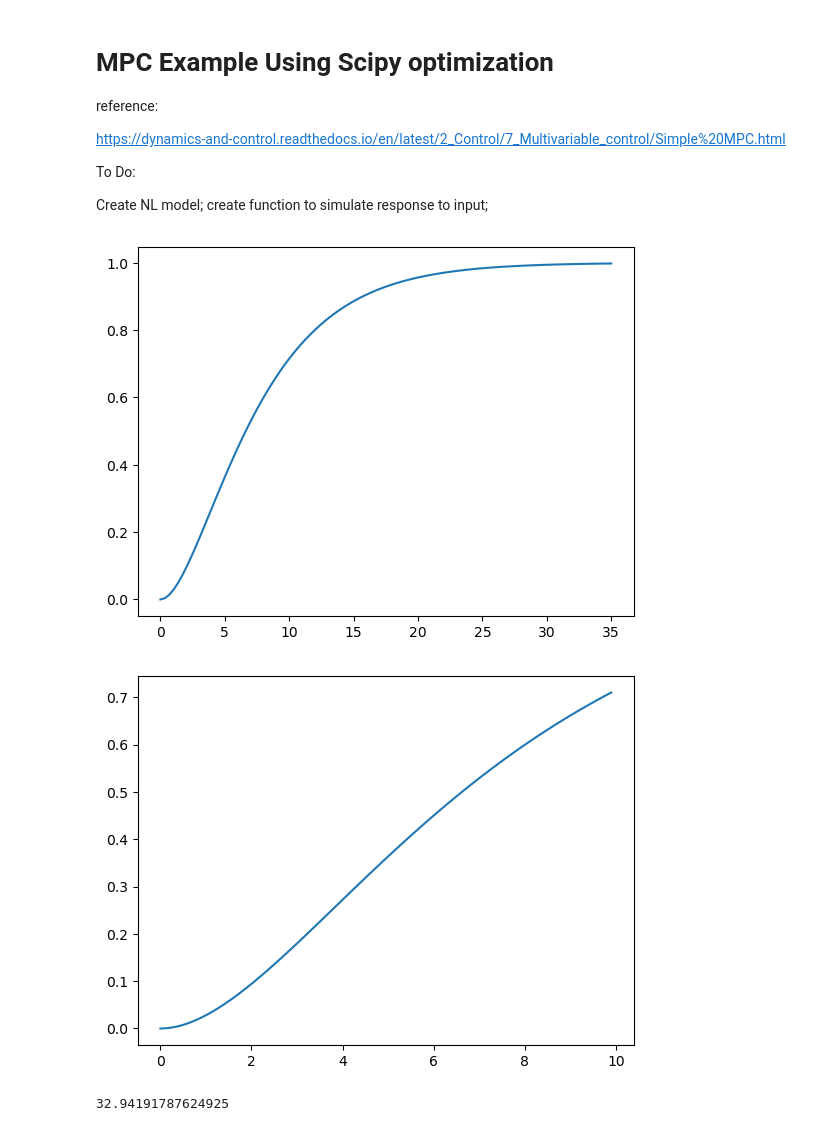
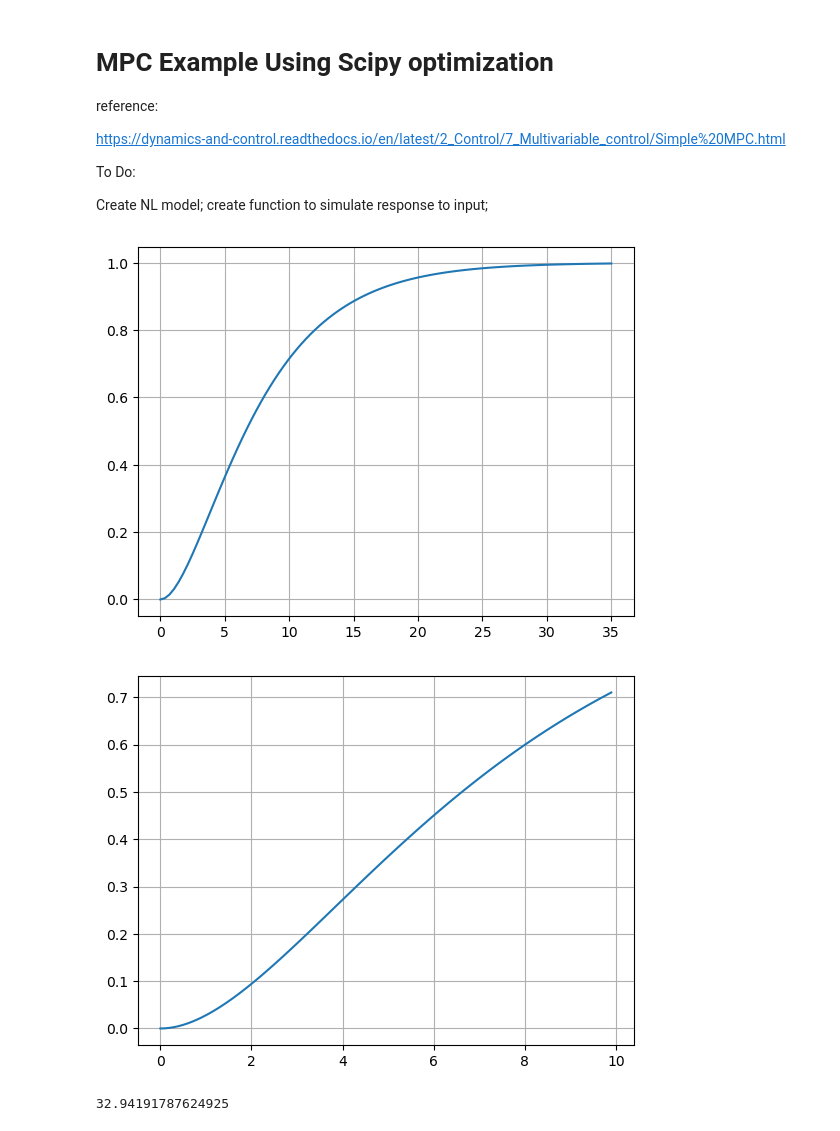
Before and after one commit to jhat6/simple_NLMPC_example, a Jupyter notebook: simple_NLMPC_NB.ipynb, the cells around one changed output. Saved outputs shown, nothing was run; the diff lists cells and outputs as text; code cells hidden in the pictures.

```diff
--- a/simple_NLMPC_NB.ipynb
+++ b/simple_NLMPC_NB.ipynb
@@ -18,8 +18,9 @@ from scipy.optimize import LinearConstraint
 # %%
 G = scipy.signal.lti([1], [15, 8, 1])
 plt.plot(*G.step());
+plt.grid()
 # %% [output]
-[figure, old version]
+[figure, new version]
 # %%
 M = 10  # Control horizon
 P = 100  # Prediction horizon
@@ -45,8 +46,9 @@ def prediction(u, t=tpredict, x0=x0):
     return y
 # %%
 plt.plot(tpredict, prediction(extend(u)));
+plt.grid()
 # %% [output]
-[figure, old version]
+[figure, new version]
 # %%
 '''
 def objective(u, x0=x0):
```
Also changed, not shown: parts of 16 cells of this notebook.
